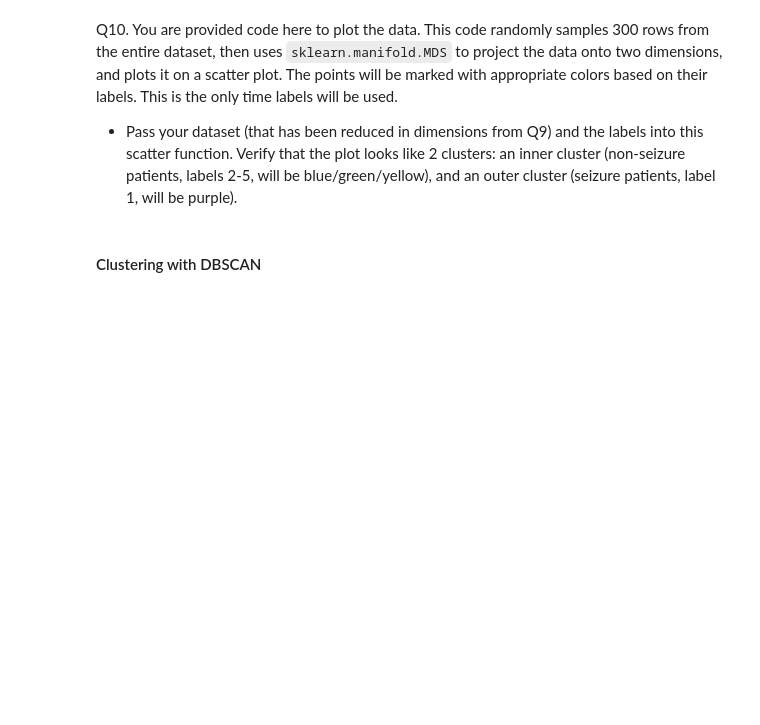
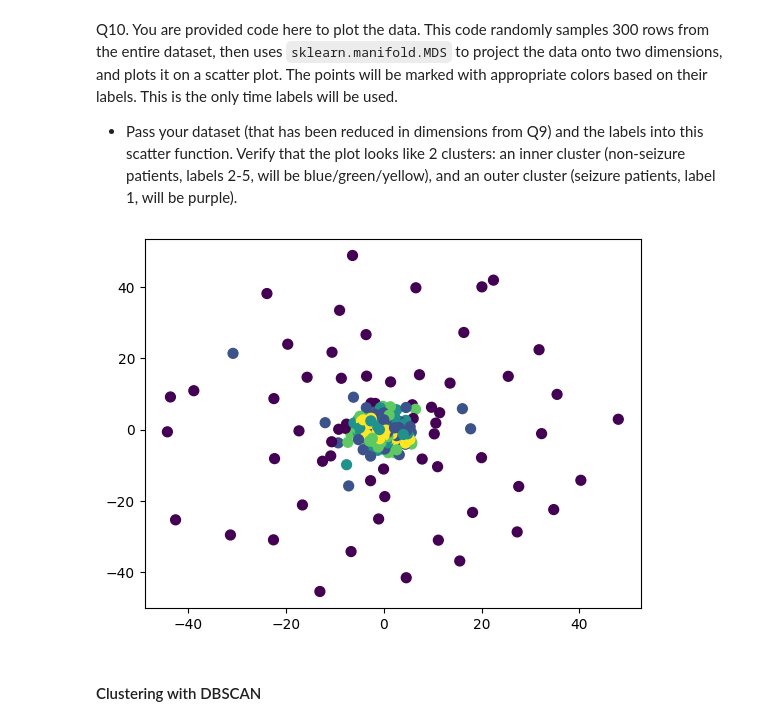
Before and after one commit to sebiaramirez/ml-homework-5, a Jupyter notebook: HW5 - Clustering.ipynb, the cells around one changed output. Cells and saved outputs as stored; diff of their text form; code cells hidden in the pictures; blank space fills up the shorter version.

```diff
--- a/HW5 - Clustering.ipynb
+++ b/HW5 - Clustering.ipynb
@@ -136,0 +140,24 @@ Q9.
+# %%
+# your code goes here
+from sklearn.preprocessing import StandardScaler
+from sklearn.decomposition import PCA
+
+#standardize
+scaler = StandardScaler()
+scaled_feat = scaler.fit_transform(raw_data)
+
+#pca .95 variance
+pca = PCA(n_components=0.95, svd_solver = 'full')
+
+#dim redicution w/fit transform
+pca_data = pca.fit_transform(scaled_feat)
+
+#back to df
+data = DataFrame(pca_data)
+
+#print to verify
+print(raw_data.shape[1])
+print (data.shape[1])
+
+#printing head
+data.head()
@@ -140,19 +176,22 @@ Q10. You are provided code here to plot the data. This code randomly samples 300
 # %%
 # do not change this plotting function!
 def scatter(data, labels, numPoints = 300):
 
     numEntries = data.shape[0]
     start = random.randint(0, numEntries - numPoints)
     end = start + numPoints
     data = data.iloc[start:end, :]
     labels = labels.iloc[start:end]
 
     mds = MDS(n_components=2)
     mds_data = mds.fit_transform(data)
     plt.scatter(mds_data[:, 0], mds_data[:, 1], c=labels, s=50)
     plt.show()
 
 # your code goes here
+scatter(data, labels)
+# %% [output]
+[figure, added]
 # %% [markdown]
 #### Clustering with DBSCAN
 # %% [markdown]
```
Also changed, not shown: parts of 9 cells of this notebook.
